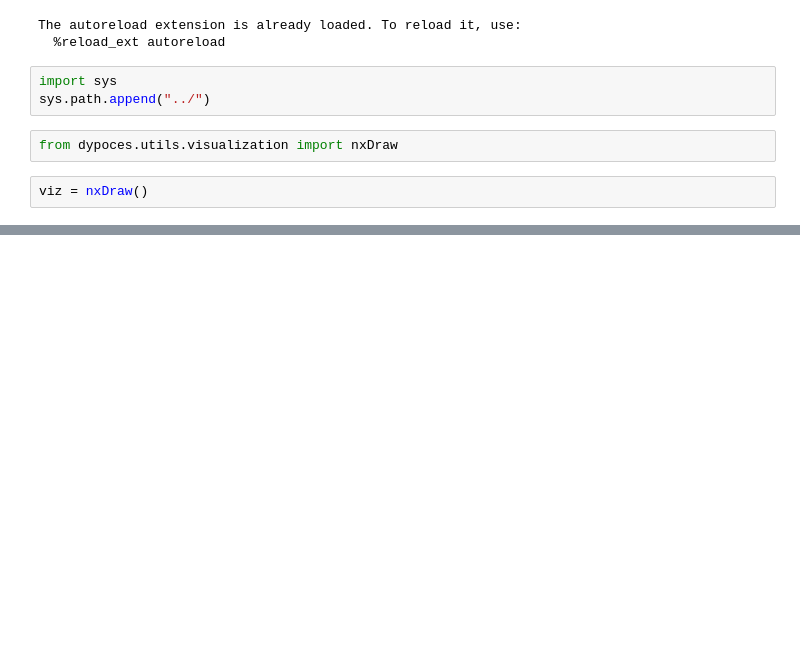
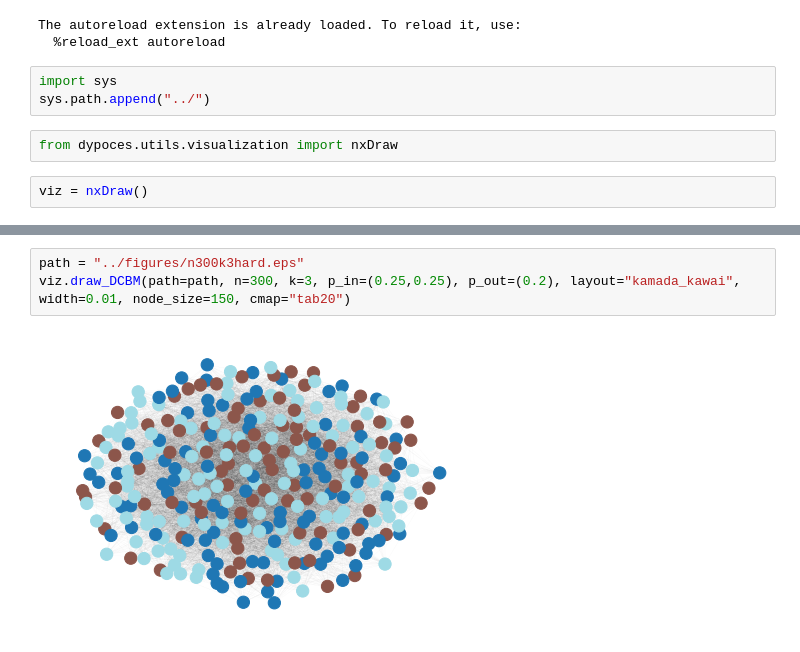
Before and after one commit to ulaseraslan/MuDCoD, a Jupyter notebook: notebooks/figure_example_dcbm.ipynb, the cells around one changed output, grey strips where cells are left out. Cells and saved outputs as stored; diff of their text form; blank space fills up the shorter version.

```diff
--- a/notebooks/figure_example_dcbm.ipynb
+++ b/notebooks/figure_example_dcbm.ipynb
@@ -33,0 +39,5 @@ viz.draw_DCBM(path=path, n=250, k=5, p_in=(0.2,0.2), p_out=(0.1), layout="kamada
+# %%
+path = "../figures/n300k3hard.eps"
+viz.draw_DCBM(path=path, n=300, k=3, p_in=(0.25,0.25), p_out=(0.2), layout="kamada_kawai", width=0.01, node_size=150, cmap="tab20")
+# %% [output]
+[figure, added]
```
Also changed, not shown: parts of 5 cells of this notebook, 22 other files.
